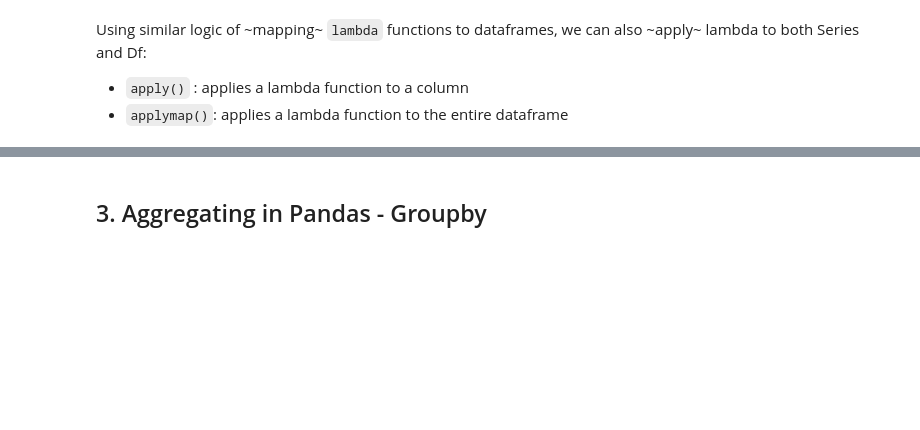
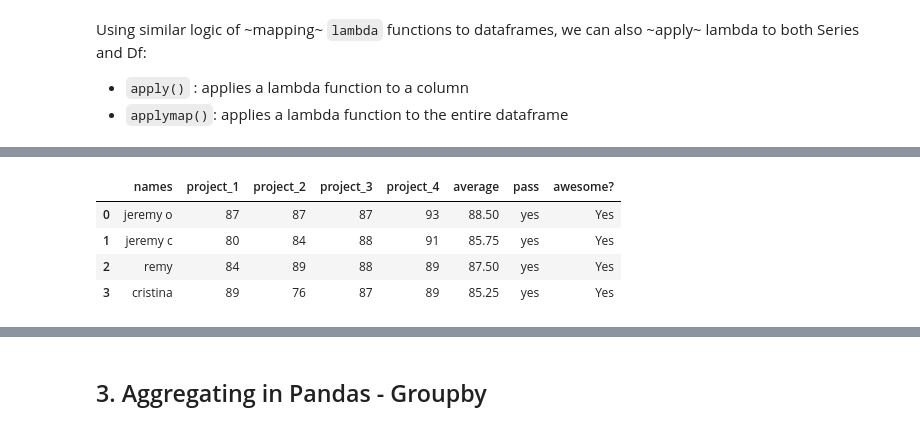
Before and after one commit to minnaf/nyc-mhtn-ds-060319-lectures, a Jupyter notebook: Mod_1/Pandas/Intro_to_libraries_I.ipynb, the cells around one changed output, grey strips where cells are left out. Cells and saved outputs as stored; diff of their text form; code cells hidden in the pictures; blank space fills up the shorter version.

```diff
--- a/Mod_1/Pandas/Intro_to_libraries_I.ipynb
+++ b/Mod_1/Pandas/Intro_to_libraries_I.ipynb
@@ -418,3 +466,4 @@ Using similar logic of ~mapping~ `lambda` functions to dataframes, we can also ~
 # %%
 # created a column called "pass" where the cell is where if the average score is above and no otherwise
-#grades['pass'] =
+grades['pass'] = grades.average.apply(lambda x: 'yes' if x > 85 else 'no')
+grades
@@ -421,7 +476,13 @@ Using similar logic of ~mapping~ `lambda` functions to dataframes, we can also ~
 # %%
 # pandas automatically broadcast - which is pretty awesome
-#grades['awesome?'] = 'Yes'
-#grades
+grades['awesome?'] = 'Yes'
+grades
+# %% [output]
+|  | names | project_1 | project_2 | project_3 | project_4 | average | pass | awesome? |
+| 0 | jeremy o | 87 | 87 | 87 | 93 | 88.50 | yes | Yes |
+| 1 | jeremy c | 80 | 84 | 88 | 91 | 85.75 | yes | Yes |
+| 2 | remy | 84 | 89 | 88 | 89 | 87.50 | yes | Yes |
+| 3 | cristina | 89 | 76 | 87 | 89 | 85.25 | yes | Yes |
 # %%
 # introduce some missing values
 grades.iloc[3:4,3] = None
```
Also changed, not shown: parts of 76 cells of this notebook.
